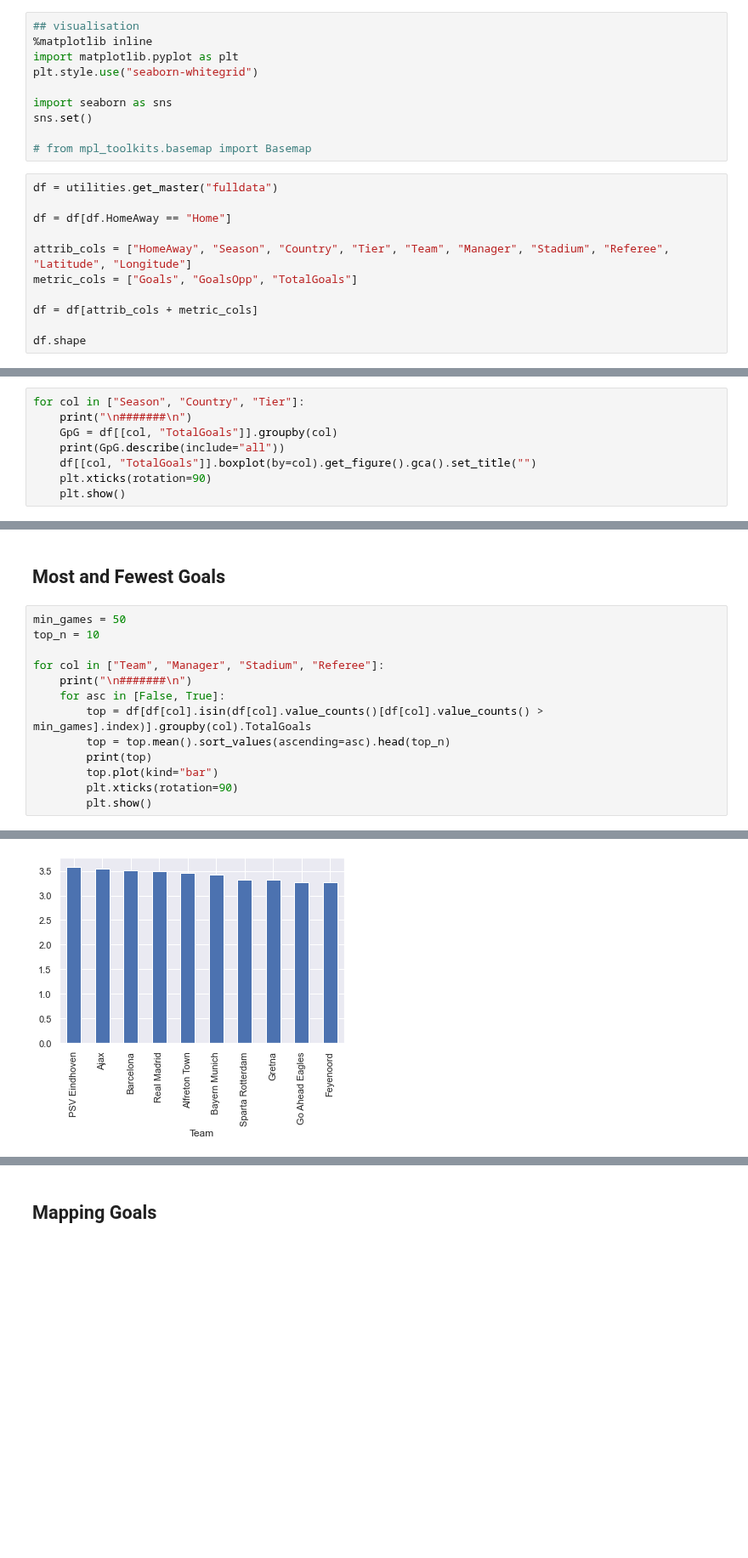
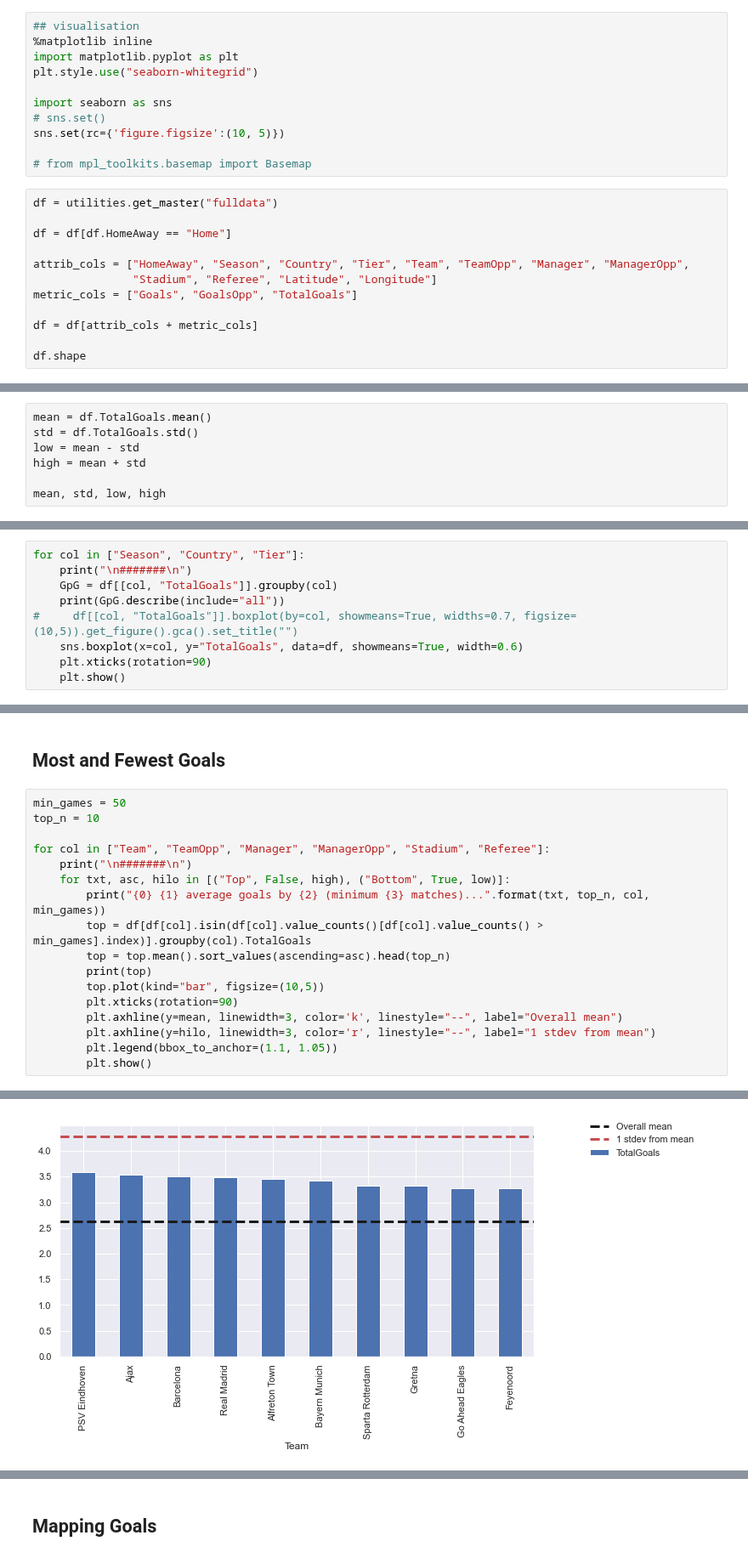
Before and after one commit to deacona/the-ball-is-round, a Jupyter notebook: notebooks/club_01_goals_around_europe.ipynb, the cells around one changed output, grey strips where cells are left out. Shown at 85% size. Saved outputs shown, nothing was run; the diff lists cells and outputs as text; blank space fills up the shorter version.

```diff
--- a/notebooks/club_01_goals_around_europe.ipynb
+++ b/notebooks/club_01_goals_around_europe.ipynb
@@ -14,7 +16,8 @@ import matplotlib.pyplot as plt
 plt.style.use("seaborn-whitegrid")
 
 import seaborn as sns
-sns.set()
+# sns.set()
+sns.set(rc={'figure.figsize':(10, 5)})
 
 # from mpl_toolkits.basemap import Basemap
 # %%
@@ -22,7 +25,8 @@ df = utilities.get_master("fulldata")
 
 df = df[df.HomeAway == "Home"]
 
-attrib_cols = ["HomeAway", "Season", "Country", "Tier", "Team", "Manager", "Stadium", "Referee", "Latitude", "Longitude"]
+attrib_cols = ["HomeAway", "Season", "Country", "Tier", "Team", "TeamOpp", "Manager", "ManagerOpp",
+               "Stadium", "Referee", "Latitude", "Longitude"]
 metric_cols = ["Goals", "GoalsOpp", "TotalGoals"]
 
 df = df[attrib_cols + metric_cols]
@@ -47,3 +53,10 @@ df.describe(include="all").T
 | Goals | 203194 | NaN | NaN | NaN | 1.49754 | 1.26424 | 0 | 1 | 1 | 2 | 10 |
 | GoalsOpp | 203194 | NaN | NaN | NaN | 1.12708 | 1.10708 | 0 | 0 | 1 | 2 | 13 |
 | TotalGoals | 203194 | NaN | NaN | NaN | 2.62462 | 1.65723 | 0 | 1 | 2 | 4 | 13 |
+# %%
+mean = df.TotalGoals.mean()
+std = df.TotalGoals.std()
+low = mean - std
+high = mean + std
+
+mean, std, low, high
@@ -59,7 +74,8 @@ for col in ["Season", "Country", "Tier"]:
     print("\n#######\n")
     GpG = df[[col, "TotalGoals"]].groupby(col)
     print(GpG.describe(include="all"))
-    df[[col, "TotalGoals"]].boxplot(by=col).get_figure().gca().set_title("")
+#     df[[col, "TotalGoals"]].boxplot(by=col, showmeans=True, widths=0.7, figsize=(10,5)).get_figure().gca().set_title("")
+    sns.boxplot(x=col, y="TotalGoals", data=df, showmeans=True, width=0.6)
     plt.xticks(rotation=90)
     plt.show()
 # %% [output]
@@ -115,14 +131,18 @@ Tier
 min_games = 50
 top_n = 10
 
-for col in ["Team", "Manager", "Stadium", "Referee"]:
+for col in ["Team", "TeamOpp", "Manager", "ManagerOpp", "Stadium", "Referee"]:
     print("\n#######\n")
-    for asc in [False, True]:
+    for txt, asc, hilo in [("Top", False, high), ("Bottom", True, low)]:
+        print("{0} {1} average goals by {2} (minimum {3} matches)...".format(txt, top_n, col, min_games))
         top = df[df[col].isin(df[col].value_counts()[df[col].value_counts() > min_games].index)].groupby(col).TotalGoals
         top = top.mean().sort_values(ascending=asc).head(top_n)
         print(top)
-        top.plot(kind="bar")
+        top.plot(kind="bar", figsize=(10,5))
         plt.xticks(rotation=90)
+        plt.axhline(y=mean, linewidth=3, color='k', linestyle="--", label="Overall mean")
+        plt.axhline(y=hilo, linewidth=3, color='r', linestyle="--", label="1 stdev from mean")
+        plt.legend(bbox_to_anchor=(1.1, 1.05))
         plt.show()
 # %% [output]
 #######
@@ -130,13 +151,13 @@ for col in ["Team", "Manager", "Stadium", "Referee"]:
 Team
 PSV Eindhoven       3.583710
 Ajax                3.542986
 Barcelona           3.509690
 Real Madrid         3.497099
 Alfreton Town       3.456522
 Bayern Munich       3.423841
 Sparta Rotterdam    3.326923
 Gretna              3.322222
 Go Ahead Eagles     3.274510
 Feyenoord           3.272523
 Name: TotalGoals, dtype: float64
-[figure, old version]
+[figure, new version]
```
Also changed, not shown: parts of 8 cells of this notebook.
